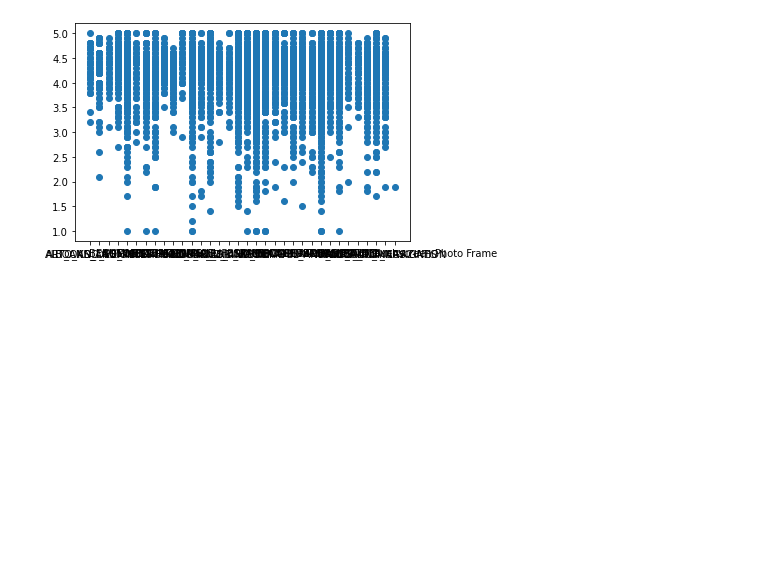
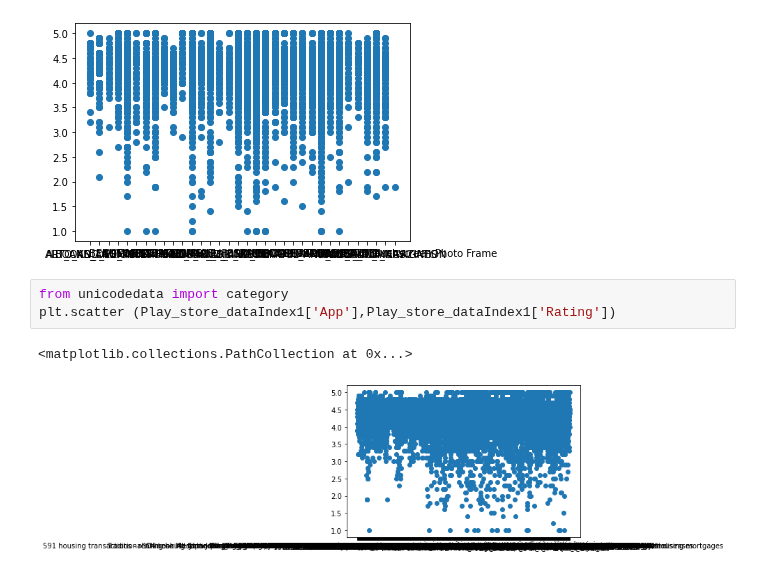
Before and after one commit to amolsapkal16/EDA_Play-store-analysis, a Jupyter notebook: Play_Store_App_Review_Analysis_Amol_Sapkal_Capstone_Project.ipynb, the cells around one changed output. Saved outputs shown, nothing was run; the diff lists cells and outputs as text; blank space fills up the shorter version.

```diff
--- a/Play_Store_App_Review_Analysis_Amol_Sapkal_Capstone_Project.ipynb
+++ b/Play_Store_App_Review_Analysis_Amol_Sapkal_Capstone_Project.ipynb
@@ -725,3 +753,9 @@ plt.scatter (Play_store_dataIndex1['Category'],Play_store_dataIndex1['Rating'])
 # %% [output]
 <matplotlib.collections.PathCollection at 0x...>
 [figure]
+# %%
+from unicodedata import category
+plt.scatter (Play_store_dataIndex1['App'],Play_store_dataIndex1['Rating'])
+# %% [output]
+<matplotlib.collections.PathCollection at 0x...>
+[figure, added]
```
Also changed, not shown: parts of 5 cells of this notebook.
